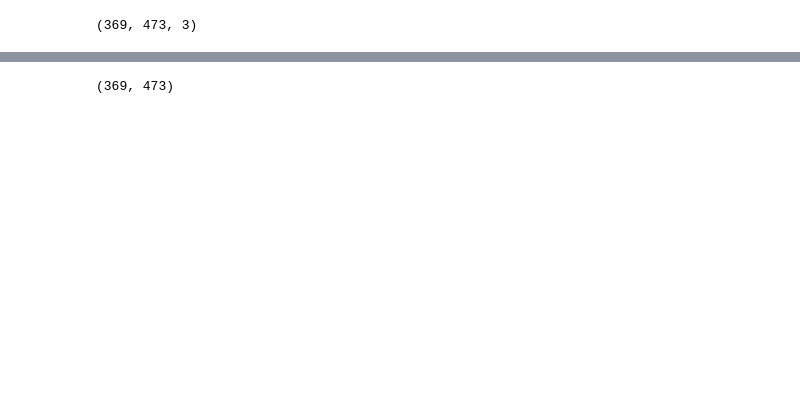
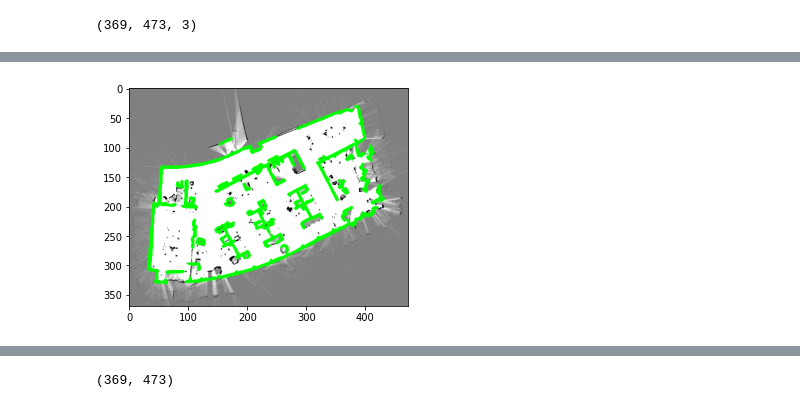
Before and after one commit to arjo129/auto_map_warper, a Jupyter notebook: map_warping.ipynb, the cells around one changed output, grey strips where cells are left out. Saved outputs shown, nothing was run; the diff lists cells and outputs as text; code cells hidden in the pictures; blank space fills up the shorter version.

```diff
--- a/map_warping.ipynb
+++ b/map_warping.ipynb
@@ -28,0 +37,12 @@ plt.show()
+# %%
+filtered_cont = []
+for contour in contours:
+    if cv2.arcLength(contour, False) < 30:
+        continue
+    filtered_cont.append(contour)
+img_con = img.copy()
+cv2.drawContours(img_con, filtered_cont, -1, (0,255,0), 3)
+plt.imshow(img_con)
+plt.show()
+# %% [output]
+[figure, added]
```
Also changed, not shown: parts of 15 cells of this notebook, 1 other file.
